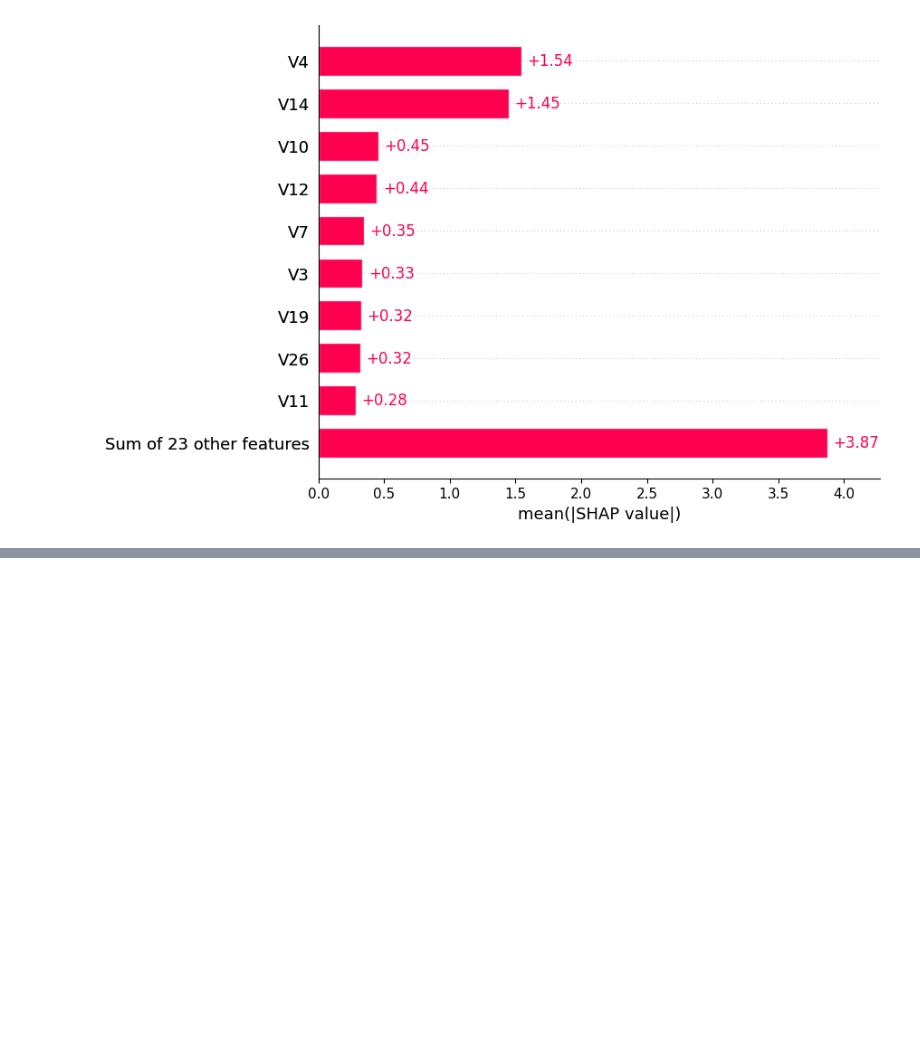
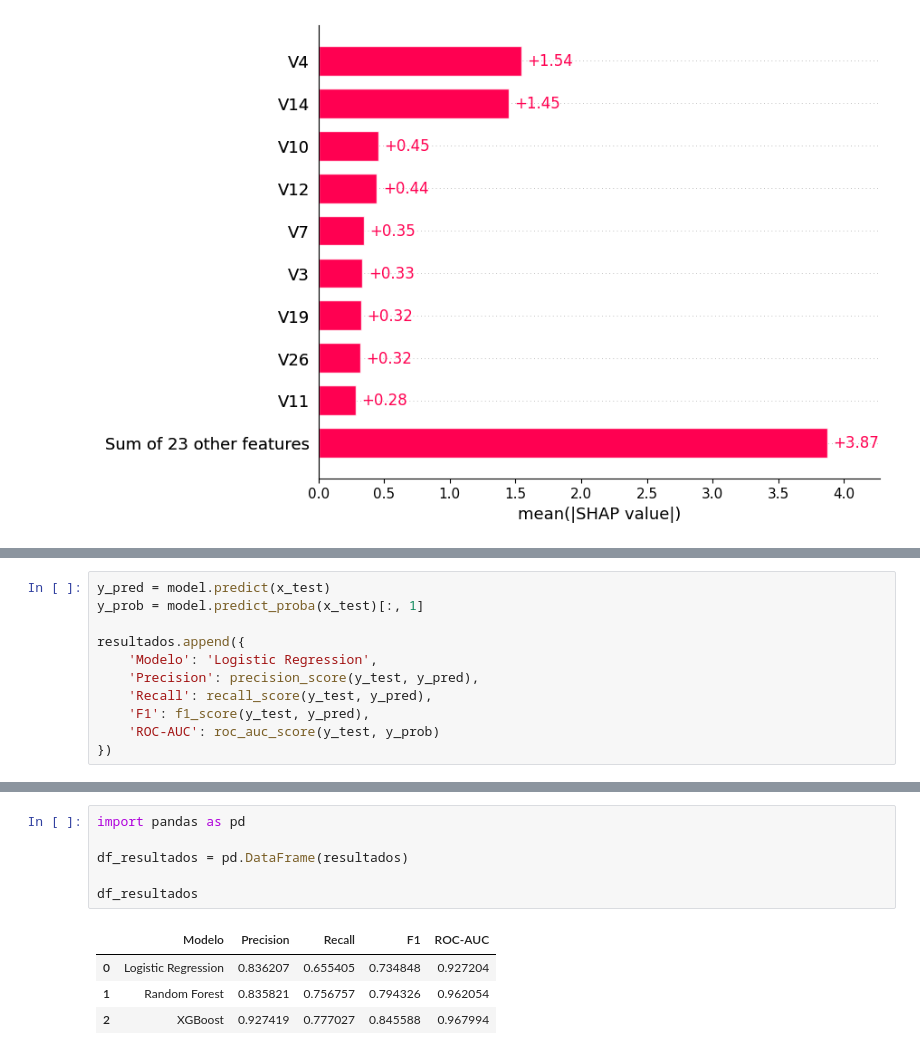
Before and after one commit to raf-rodrigo/deteccao-anomalias-em-transacoes-em-python, a Jupyter notebook: Desafio_DIO.ipynb, the cells around one changed output, grey strips where cells are left out. Drawn from its saved outputs; the diff is of its cells as text; blank space fills up the shorter version.

```diff
--- a/Desafio_DIO.ipynb
+++ b/Desafio_DIO.ipynb
@@ -388,0 +402,11 @@ shap.plots.bar(shap_values)
+# %%
+y_pred = model.predict(x_test)
+y_prob = model.predict_proba(x_test)[:, 1]
+
+resultados.append({
+    'Modelo': 'Logistic Regression',
+    'Precision': precision_score(y_test, y_pred),
+    'Recall': recall_score(y_test, y_pred),
+    'F1': f1_score(y_test, y_pred),
+    'ROC-AUC': roc_auc_score(y_test, y_prob)
+})
@@ -388,0 +435,11 @@ shap.plots.bar(shap_values)
+# %%
+import pandas as pd
+
+df_resultados = pd.DataFrame(resultados)
+
+df_resultados
+# %% [output]
+|  | Modelo | Precision | Recall | F1 | ROC-AUC |
+| 0 | Logistic Regression | 0.836207 | 0.655405 | 0.734848 | 0.927204 |
+| 1 | Random Forest | 0.835821 | 0.756757 | 0.794326 | 0.962054 |
+| 2 | XGBoost | 0.927419 | 0.777027 | 0.845588 | 0.967994 |
```
Also changed, not shown: parts of 13 cells of this notebook.
